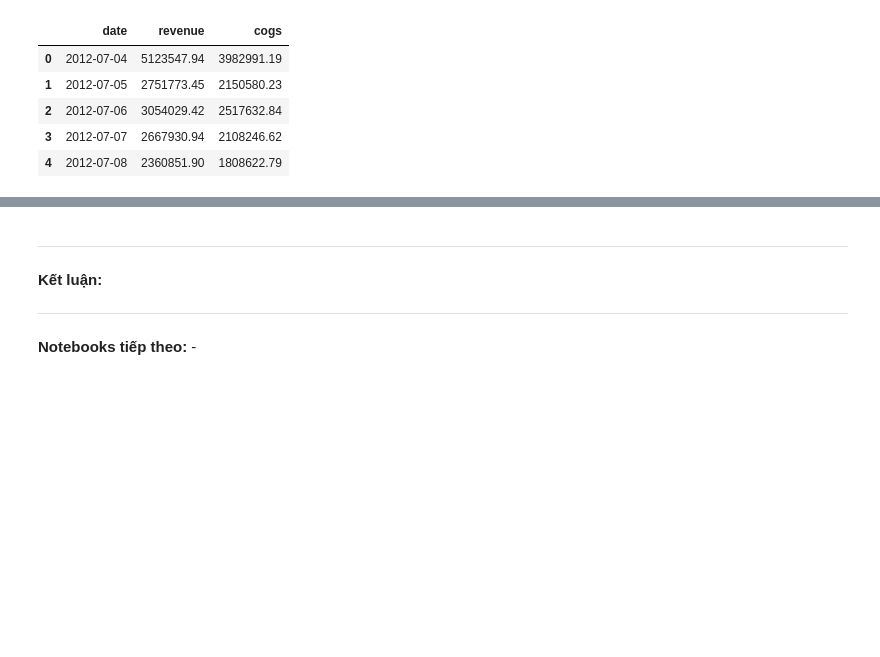
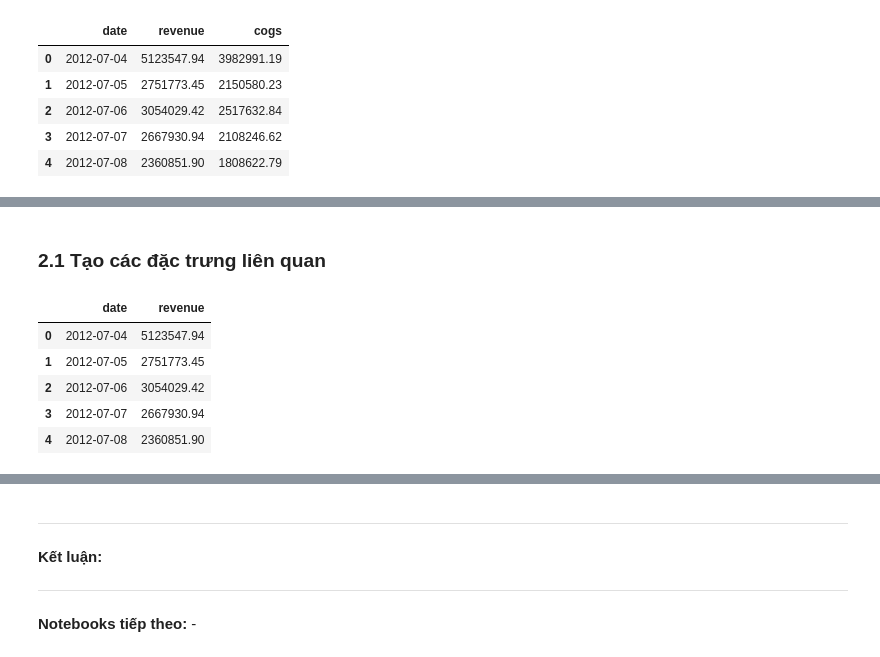
Before and after one commit to anhthu0910/vimchanhxa-datathon, a Jupyter notebook: notebooks/05_FEATURES_ENGINEER_.ipynb, the cells around one changed output, grey strips where cells are left out. Drawn from its saved outputs; the diff is of its cells as text; code cells hidden in the pictures; blank space fills up the shorter version.

```diff
--- a/notebooks/05_FEATURES_ENGINEER_.ipynb
+++ b/notebooks/05_FEATURES_ENGINEER_.ipynb
@@ -50,0 +56,13 @@ df.head()
+# %% [markdown]
+### 2.1 Tạo các đặc trưng liên quan
+# %%
+# Lấy dữ liệu doanh thu
+df_revenue = df.drop('cogs', axis=1)
+df_revenue.head()
+# %% [output]
+|  | date | revenue |
+| 0 | 2012-07-04 | 5123547.94 |
+| 1 | 2012-07-05 | 2751773.45 |
+| 2 | 2012-07-06 | 3054029.42 |
+| 3 | 2012-07-07 | 2667930.94 |
+| 4 | 2012-07-08 | 2360851.90 |
```
Also changed, not shown: parts of 11 cells of this notebook, 3 other files.
